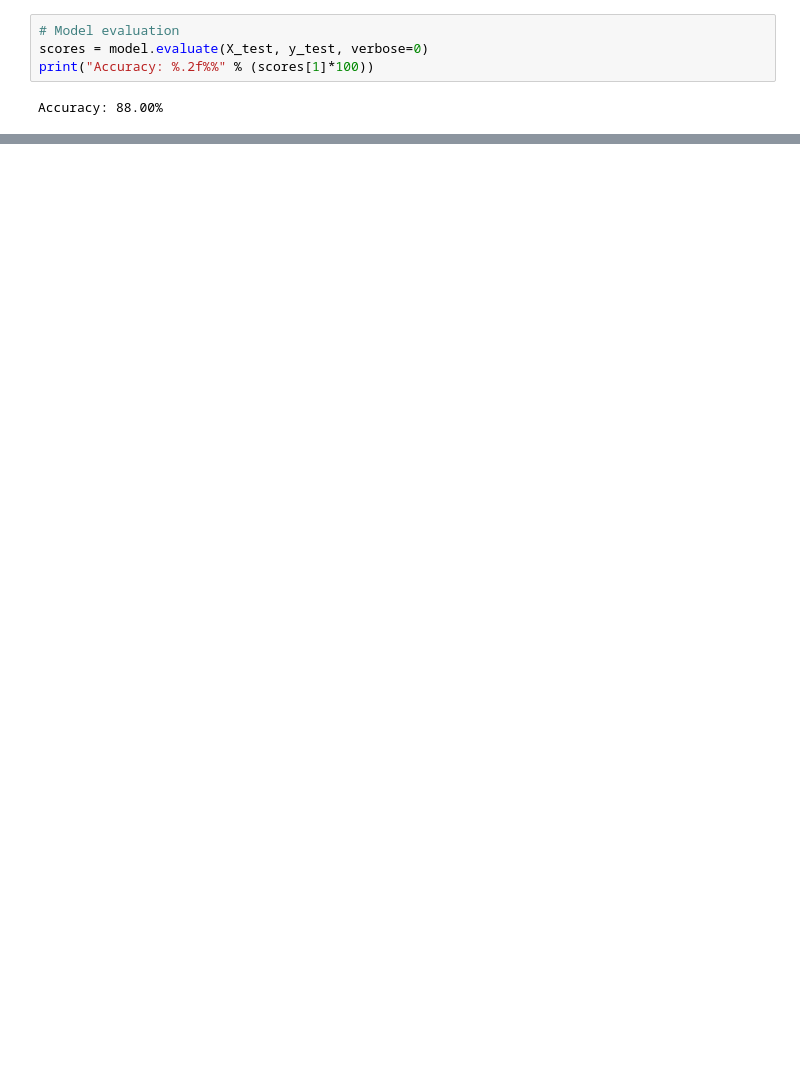
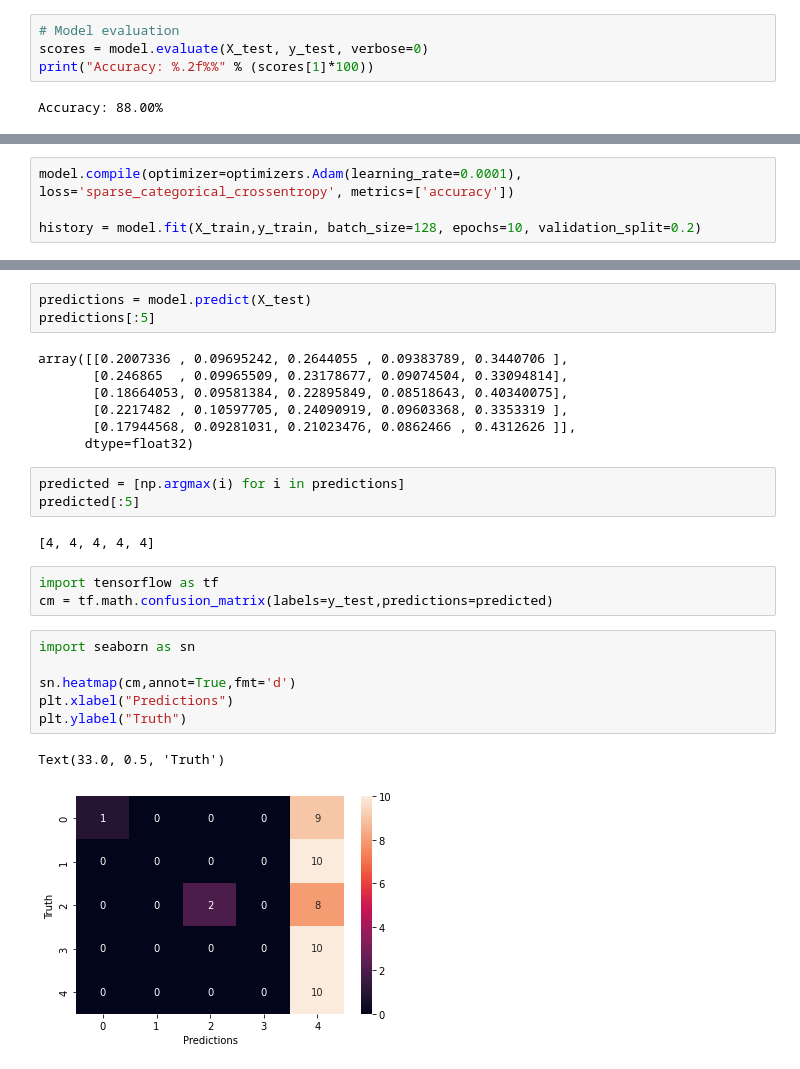
Before and after one commit to nazirumar/CNN-Projects-Deep-Learning, a Jupyter notebook: FingerPrint_SOCO.ipynb, the cells around one changed output, grey strips where cells are left out. Saved outputs shown, nothing was run; the diff lists cells and outputs as text; blank space fills up the shorter version.

```diff
--- a/FingerPrint_SOCO.ipynb
+++ b/FingerPrint_SOCO.ipynb
@@ -257,0 +358,4 @@ Accuracy: 88.00%
+# %%
+model.compile(optimizer=optimizers.Adam(learning_rate=0.0001), loss='sparse_categorical_crossentropy', metrics=['accuracy'])
+
+history = model.fit(X_train,y_train, batch_size=128, epochs=10, validation_split=0.2)
@@ -257,0 +408,27 @@ Accuracy: 88.00%
+# %%
+predictions = model.predict(X_test)
+predictions[:5]
+# %% [output]
+array([[0.2007336 , 0.09695242, 0.2644055 , 0.09383789, 0.3440706 ],
+       [0.246865  , 0.09965509, 0.23178677, 0.09074504, 0.33094814],
+       [0.18664053, 0.09581384, 0.22895849, 0.08518643, 0.40340075],
+       [0.2217482 , 0.10597705, 0.24090919, 0.09603368, 0.3353319 ],
+       [0.17944568, 0.09281031, 0.21023476, 0.0862466 , 0.4312626 ]],
+      dtype=float32)
+# %%
+predicted = [np.argmax(i) for i in predictions]
+predicted[:5]
+# %% [output]
+[4, 4, 4, 4, 4]
+# %%
+import tensorflow as tf
+cm = tf.math.confusion_matrix(labels=y_test,predictions=predicted)
+# %%
+import seaborn as sn
+
+sn.heatmap(cm,annot=True,fmt='d')
+plt.xlabel("Predictions")
+plt.ylabel("Truth")
+# %% [output]
+Text(33.0, 0.5, 'Truth')
+[figure, added]
```
Also changed, not shown: parts of 31 cells of this notebook.
